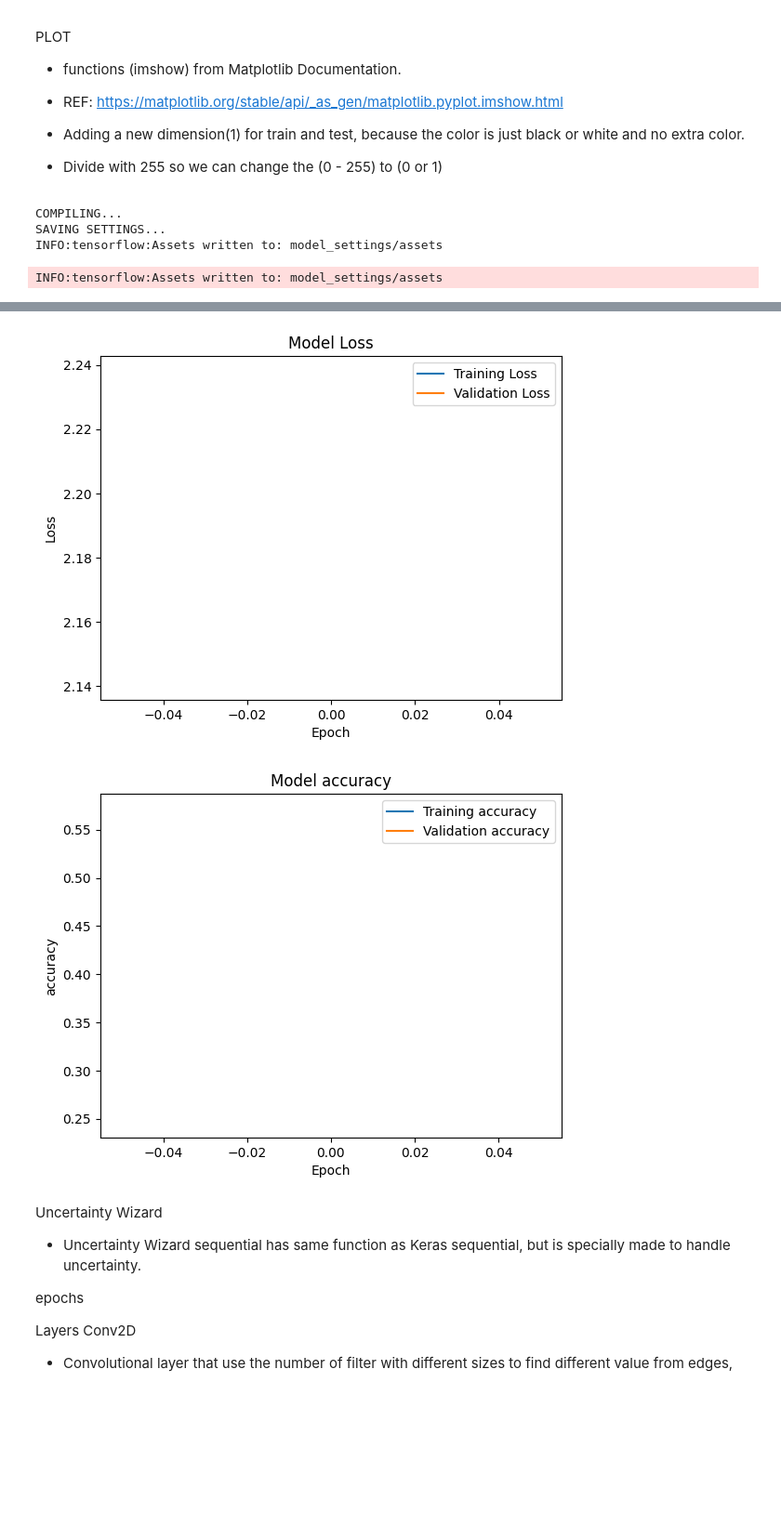
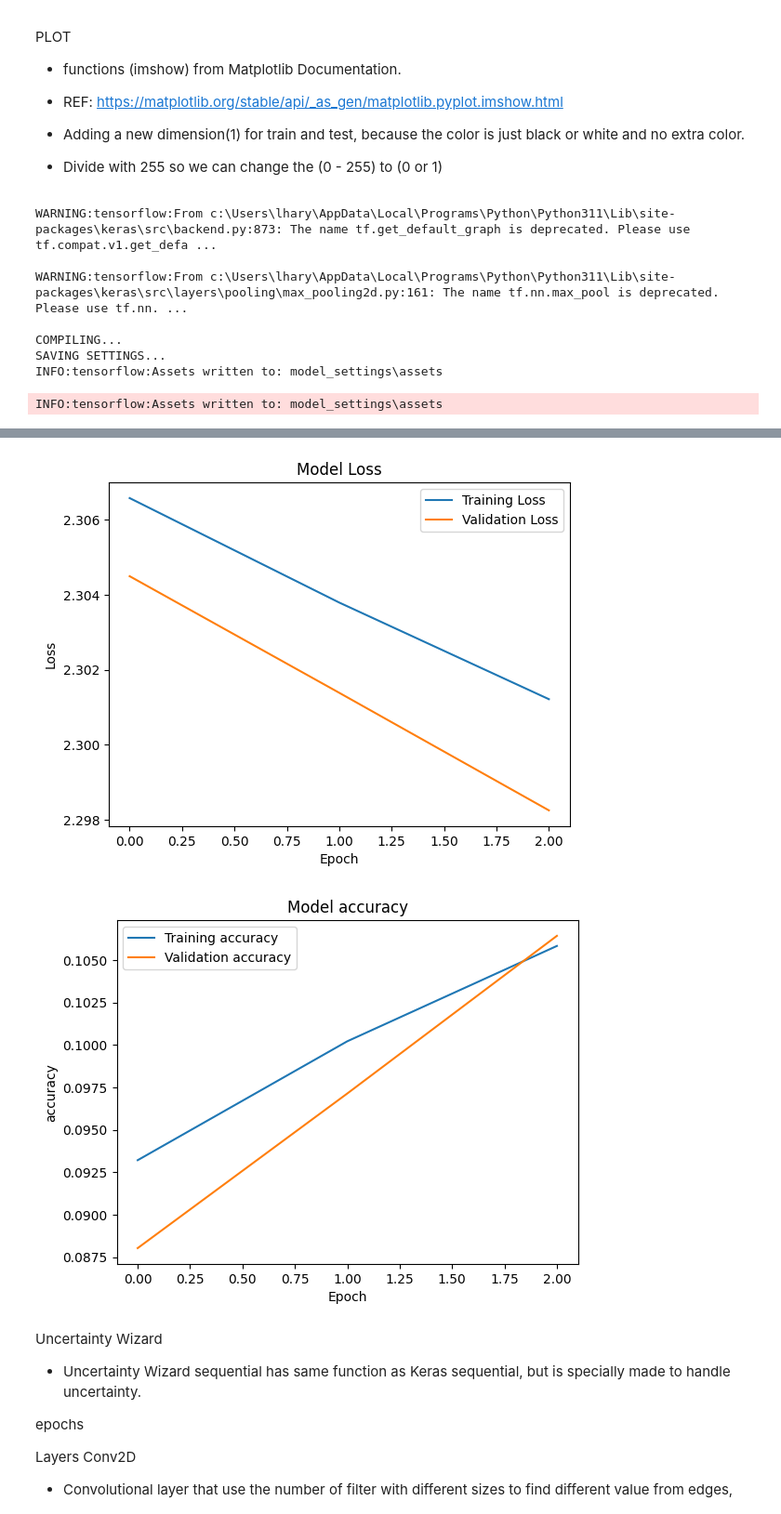
Before and after one commit to mrfratti/fihajo, a Jupyter notebook: Stochastic_Sequential_Mnist/Stochastic_Sequential_Mnist.ipynb, the cells around one changed output, grey strips where cells are left out. Shown: that part at 93% size. Cells and saved outputs as stored; diff of their text form; code cells hidden in the pictures; blank space fills up the shorter version.

```diff
--- a/Stochastic_Sequential_Mnist/Stochastic_Sequential_Mnist.ipynb
+++ b/Stochastic_Sequential_Mnist/Stochastic_Sequential_Mnist.ipynb
@@ -96,8 +105,8 @@ model.save("model_settings", save_format='tf')
 print("FIT...")
 model_info = model.fit(x_train, y_train,
                        validation_split = 0.1,
-                       batch_size       = 32,
-                       epochs           = 1,
+                       batch_size       = 2000,
+                       epochs           = 3,
                        verbose          = 1,
                        callbacks        = [tf.keras.callbacks.EarlyStopping(patience=2)])
 
@@ -133,8 +142,12 @@ plt.xlabel('Epoch')
 plt.legend()
 plt.show()
 # %% [output]
+WARNING:tensorflow:From c:\Users\lhary\AppData\Local\Programs\Python\Python311\Lib\site-packages\keras\src\backend.py:873: The name tf.get_default_graph is deprecated. Please use tf.compat.v1.get_defa ...
+
+WARNING:tensorflow:From c:\Users\lhary\AppData\Local\Programs\Python\Python311\Lib\site-packages\keras\src\layers\pooling\max_pooling2d.py:161: The name tf.nn.max_pool is deprecated. Please use tf.nn. ...
+
 COMPILING...
 SAVING SETTINGS...
-INFO:tensorflow:Assets written to: model_settings/assets
+INFO:tensorflow:Assets written to: model_settings\assets
-INFO:tensorflow:Assets written to: model_settings/assets
+INFO:tensorflow:Assets written to: model_settings\assets
 FIT...
@@ -157,5 +174,5 @@ PLOT...
-[figure, old version]
+[figure, new version]
-[figure, old version]
+[figure, new version]
 # %% [markdown]
 Uncertainty Wizard
 * Uncertainty Wizard sequential has same function as Keras sequential, but is specially made to handle uncertainty.
```
Also changed, not shown: parts of 3 cells of this notebook, 4 other files.
